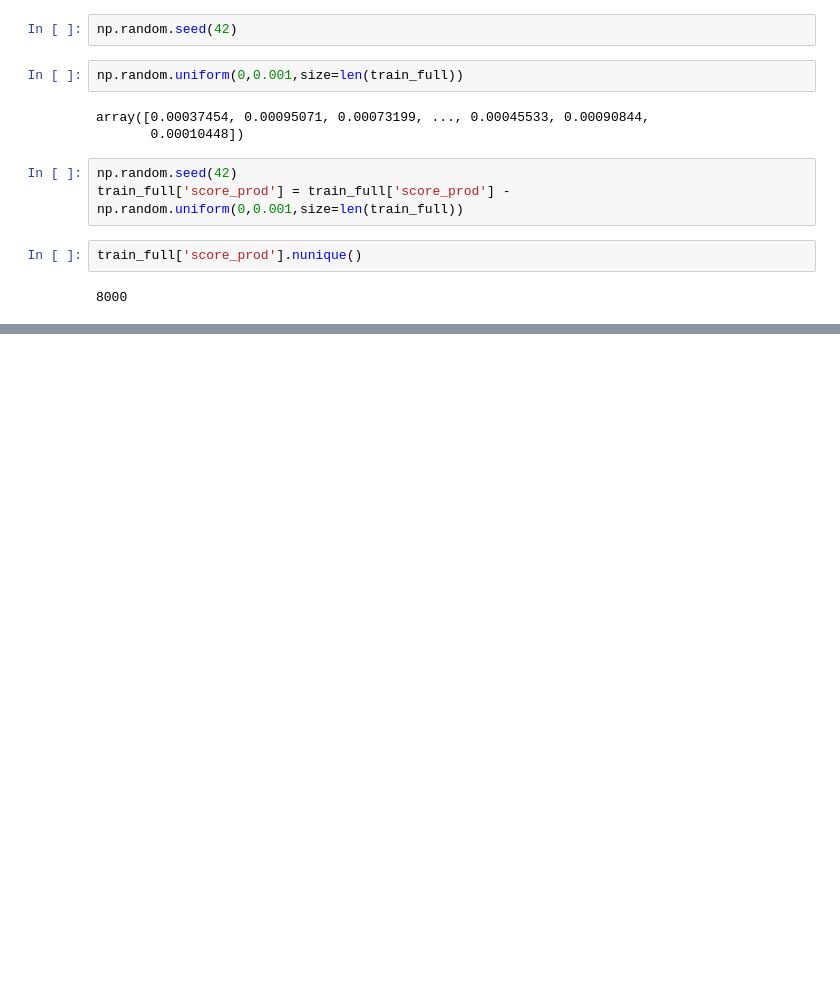
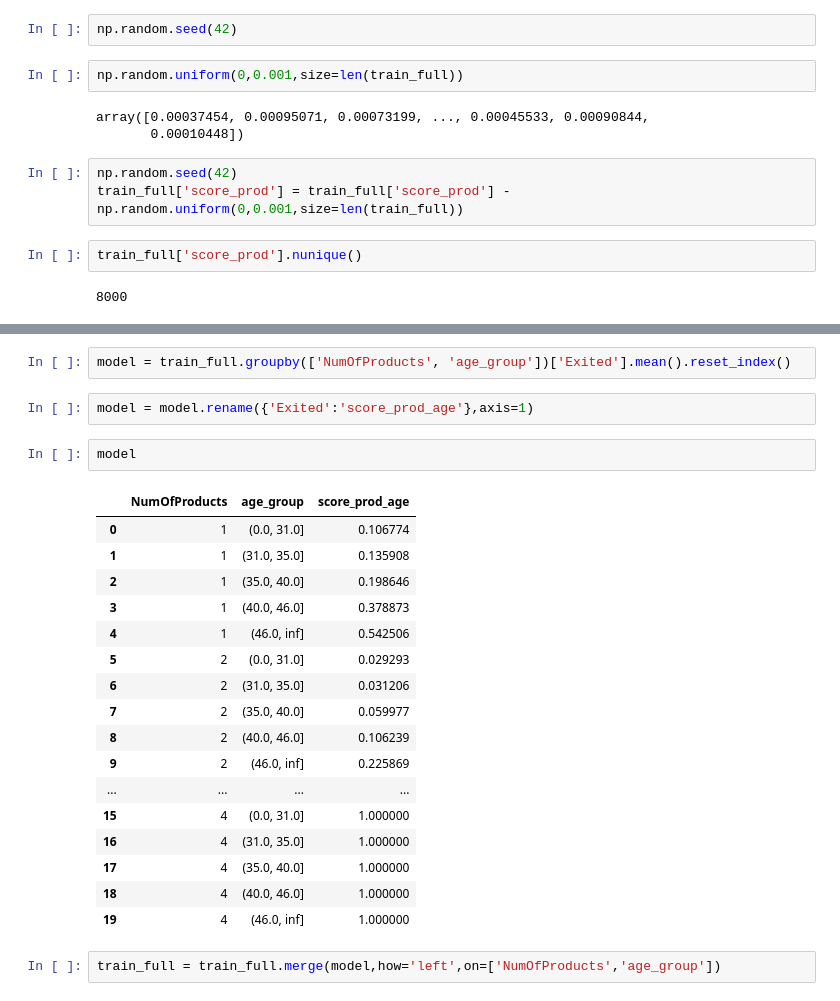
Before and after one commit to SergeyB81/Portfolio-DS, a Jupyter notebook: Car price/classification.ipynb, the cells around one changed output, grey strips where cells are left out. Saved outputs shown, nothing was run; the diff lists cells and outputs as text; blank space fills up the shorter version.

```diff
--- a/Car price/classification.ipynb
+++ b/Car price/classification.ipynb
@@ -336,0 +420,26 @@ train_full['score_prod'].nunique()
+# %%
+model = train_full.groupby(['NumOfProducts', 'age_group'])['Exited'].mean().reset_index()
+# %%
+model = model.rename({'Exited':'score_prod_age'},axis=1)
+# %%
+model
+# %% [output]
+|  | NumOfProducts | age_group | score_prod_age |
+| 0 | 1 | (0.0, 31.0] | 0.106774 |
+| 1 | 1 | (31.0, 35.0] | 0.135908 |
+| 2 | 1 | (35.0, 40.0] | 0.198646 |
+| 3 | 1 | (40.0, 46.0] | 0.378873 |
+| 4 | 1 | (46.0, inf] | 0.542506 |
+| 5 | 2 | (0.0, 31.0] | 0.029293 |
+| 6 | 2 | (31.0, 35.0] | 0.031206 |
+| 7 | 2 | (35.0, 40.0] | 0.059977 |
+| 8 | 2 | (40.0, 46.0] | 0.106239 |
+| 9 | 2 | (46.0, inf] | 0.225869 |
+| ... | ... | ... | ... |
+| 15 | 4 | (0.0, 31.0] | 1.000000 |
+| 16 | 4 | (31.0, 35.0] | 1.000000 |
+| 17 | 4 | (35.0, 40.0] | 1.000000 |
+| 18 | 4 | (40.0, 46.0] | 1.000000 |
+| 19 | 4 | (46.0, inf] | 1.000000 |
+# %%
+train_full = train_full.merge(model,how='left',on=['NumOfProducts','age_group'])
```
Also changed, not shown: parts of 36 cells of this notebook.
